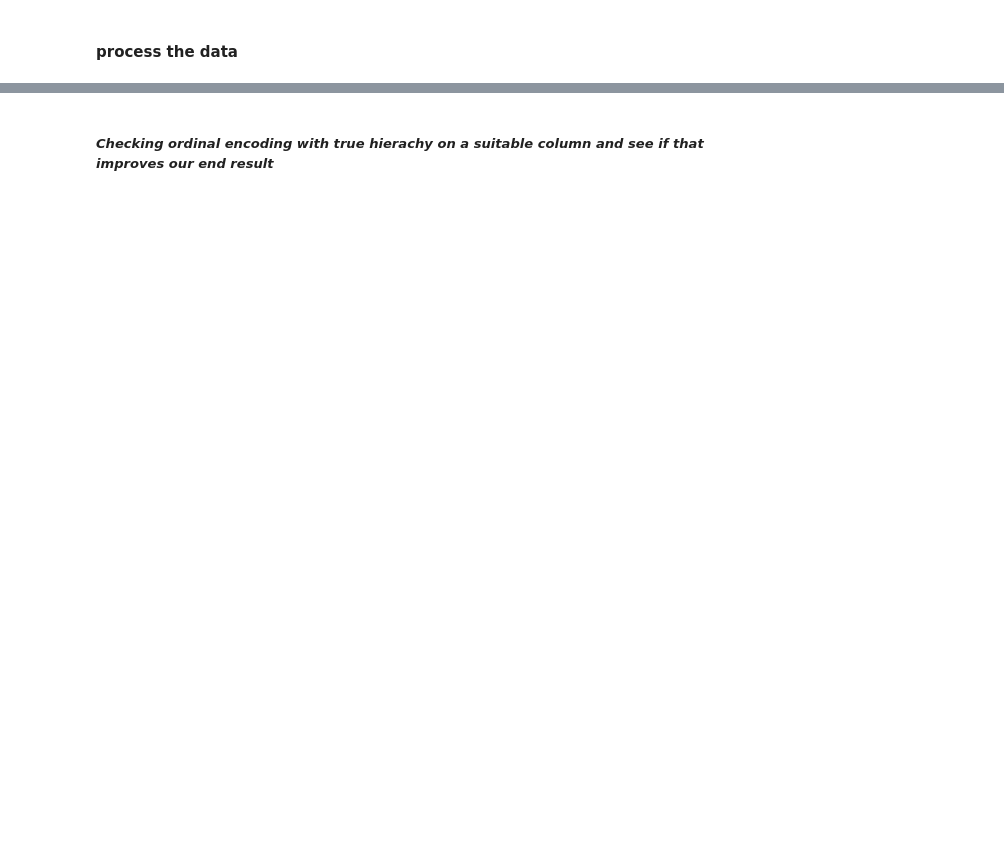
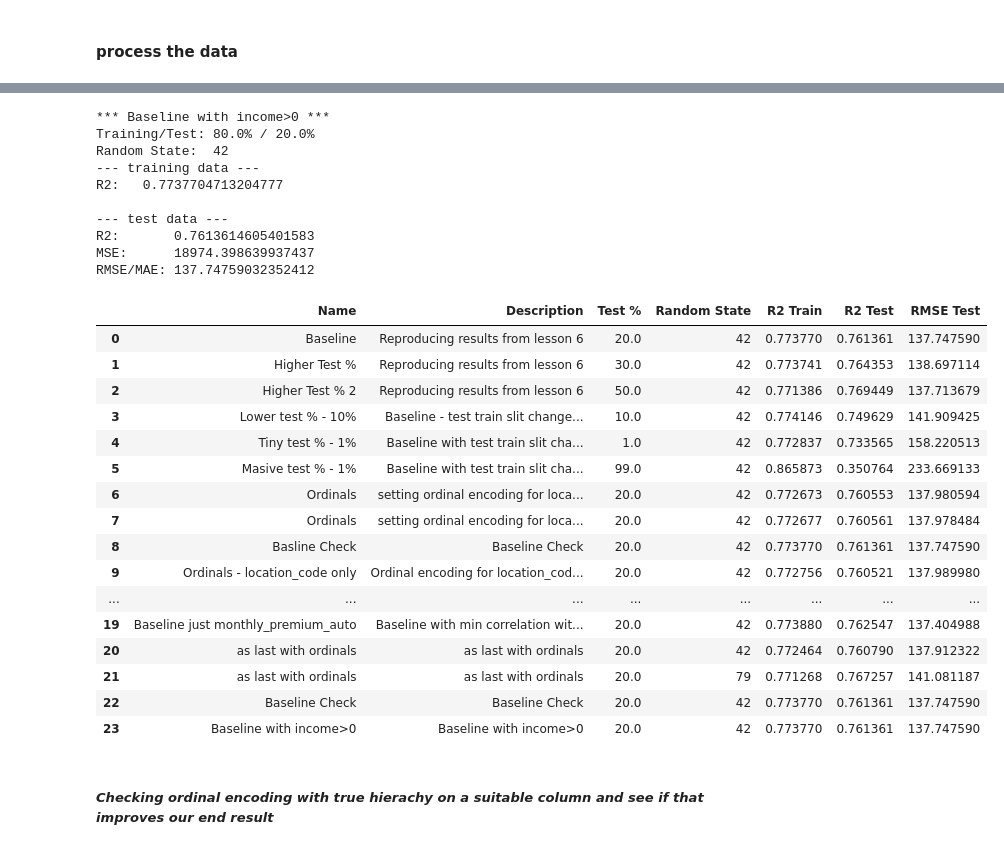
Before and after one commit to salwey/lab-customer-analysis-round-7, a Jupyter notebook: andys_solution.ipynb, the cells around one changed output, grey strips where cells are left out. Cells and saved outputs as stored; diff of their text form; code cells hidden in the pictures; blank space fills up the shorter version.

```diff
--- a/andys_solution.ipynb
+++ b/andys_solution.ipynb
@@ -921,7 +1012,4 @@ RMSE/MAE: 177.96874650585383
 # %%
-# imports
-import pandas as pd
-
 import pandas as pd
 import numpy as np
 import seaborn as sns
@@ -929,12 +1017,17 @@ import matplotlib.pyplot as plt
 %matplotlib inline
 
 from sklearn import linear_model
-from sklearn.metrics import mean_squared_error, r2_score
+from sklearn.metrics import mean_squared_error as unkind_squared_error, r2_score
 from scipy import stats
 from sklearn.preprocessing import MinMaxScaler
 from sklearn.preprocessing import StandardScaler
 from sklearn.preprocessing import OneHotEncoder, LabelEncoder
 from sklearn.model_selection import train_test_split
+
+
+customers_r7 = pd.read_csv('files_for_lab//csv_files//marketing_customer_analysis.csv')
+
+is_customer_and_effective_to_date_removed = False
 # %% [markdown]
 ######
 #### standardize column headings
@@ -1070,0 +1347,68 @@ customers_r7 = please_handle_my_nans(customers_r7) # currently just specific adj
+# %%
+if is_customer_and_effective_to_date_removed == False:
+    customers_r7 = customers_r7.drop(['customer','effective_to_date'], axis=1)
+    is_customer_and_effective_to_date_removed = True
+
+#display(customers_r7)
+
+r7 = customers_r7.copy()
+
+
+# r7.columns
+# display(r7.shape)
+# r7 = r7[r7['income']>0]
+# display(r7.shape)
+# display(r7.head())
+# # null checking due to error when trying to add filter, which looks to work as expecting but with it getting exception on lm fit
+# r7 = pd.concat([r7.isna().sum(), round(r7.isna().sum()/len(r7),4)*100 ],axis=1)
+# r7 = r7.set_axis(['Null Volumes','Null %'], axis=1)
+# r7
+
+
+r7, nums = filter_numerical_features(r7, 'total_claim_amount', min_correlation_with_target=0.1, max_correlation_with_other_feature=0.9)
+        #nums = ['customer_lifetime_value', 'income', 'monthly_premium_auto']
+nums
+
+# nums.extend(['location_code','coverage'])
+# apply_ordinals(r7, ['location_code','coverage'])     #: available = ['location_code','coverage']
+
+r7 = scaling_101_for_reptiles(r7, nums)                                    # scaling_101_for_reptiles(df, numericals_for_minmaxscaler=[], numericals_for_starndardscaler=[]):
+
+r7 = encode_my_shizzle(r7, r7.select_dtypes(include=object).columns)       # encode_my_shizzle(df, categoricals_for_onehot):
+
+#results = pd.DataFrame(columns=['Name','Description','Test %','Random State','R2 Train','R2 Test','RMSE Test'])
+name = 'Baseline with income>0'
+desc = 'Baseline with income>0'
+results2 = choo_choo_train_model(r7,'total_claim_amount',name,desc,putout=True,seed=42)    # choo_choo_train_model(df, target, description, size_of_test=0.2, seed=79, putout=False):
+results.loc[len(results)] = results2
+results
+
+#warnings... - due to feature names having a mix of strings and ints, TOFIX: column names after one hot encoding - future Andy's problem
+# %% [output]
+*** Baseline with income>0 ***
+Training/Test: 80.0% / 20.0%
+Random State:  42
+--- training data ---
+R2:   0.7737704713204777
+
+--- test data ---
+R2:       0.7613614605401583
+MSE:      18974.398639937437
+RMSE/MAE: 137.74759032352412
+|  | Name | Description | Test % | Random State | R2 Train | R2 Test | RMSE Test |
+| 0 | Baseline | Reproducing results from lesson 6 | 20.0 | 42 | 0.773770 | 0.761361 | 137.747590 |
+| 1 | Higher Test % | Reproducing results from lesson 6 | 30.0 | 42 | 0.773741 | 0.764353 | 138.697114 |
+| 2 | Higher Test % 2 | Reproducing results from lesson 6 | 50.0 | 42 | 0.771386 | 0.769449 | 137.713679 |
+| 3 | Lower test % - 10% | Baseline - test train slit change... | 10.0 | 42 | 0.774146 | 0.749629 | 141.909425 |
+| 4 | Tiny test % - 1% | Baseline with test train slit cha... | 1.0 | 42 | 0.772837 | 0.733565 | 158.220513 |
+| 5 | Masive test % - 1% | Baseline with test train slit cha... | 99.0 | 42 | 0.865873 | 0.350764 | 233.669133 |
+| 6 | Ordinals | setting ordinal encoding for loca... | 20.0 | 42 | 0.772673 | 0.760553 | 137.980594 |
+| 7 | Ordinals | setting ordinal encoding for loca... | 20.0 | 42 | 0.772677 | 0.760561 | 137.978484 |
+| 8 | Basline Check | Baseline Check | 20.0 | 42 | 0.773770 | 0.761361 | 137.747590 |
+| 9 | Ordinals - location_code only | Ordinal encoding for location_cod... | 20.0 | 42 | 0.772756 | 0.760521 | 137.989980 |
+| ... | ... | ... | ... | ... | ... | ... | ... |
+| 19 | Baseline just monthly_premium_auto | Baseline with min correlation wit... | 20.0 | 42 | 0.773880 | 0.762547 | 137.404988 |
+| 20 | as last with ordinals | as last with ordinals | 20.0 | 42 | 0.772464 | 0.760790 | 137.912322 |
+| 21 | as last with ordinals | as last with ordinals | 20.0 | 79 | 0.771268 | 0.767257 | 141.081187 |
+| 22 | Baseline Check | Baseline Check | 20.0 | 42 | 0.773770 | 0.761361 | 137.747590 |
+| 23 | Baseline with income>0 | Baseline with income>0 | 20.0 | 42 | 0.773770 | 0.761361 | 137.747590 |
@@ -1071,3 +1424,3 @@ customers_r7 = please_handle_my_nans(customers_r7) # currently just specific adj
 # %% [markdown]
-######
+#####
 ##### *Checking ordinal encoding with true hierachy on a suitable column and see if that improves our end result*
```
Also changed, not shown: parts of 39 cells of this notebook.
